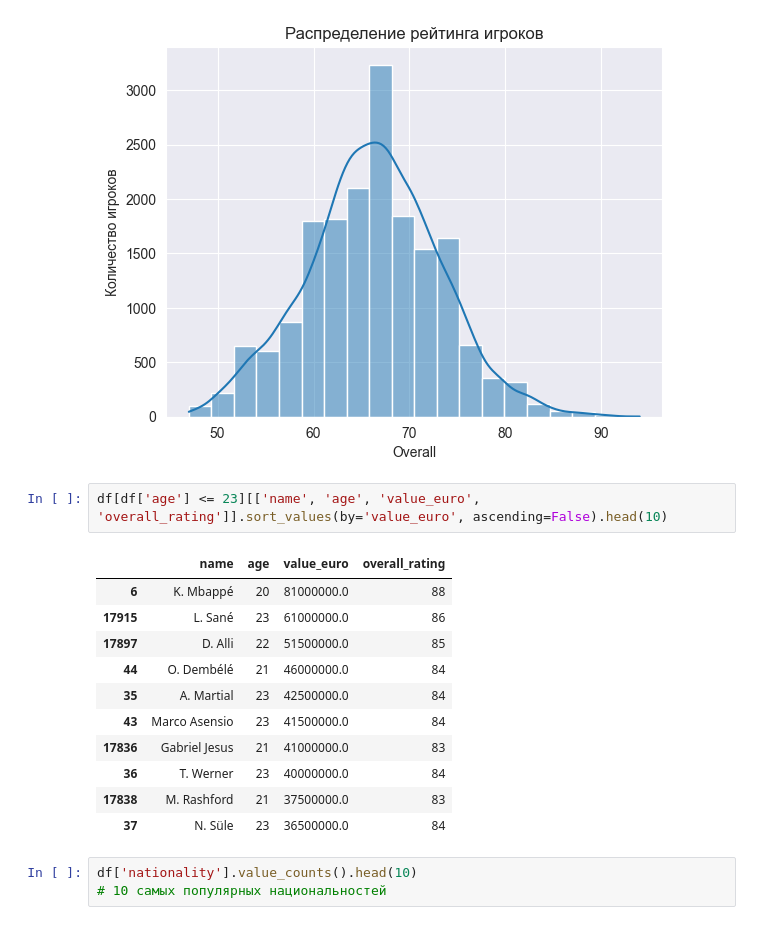
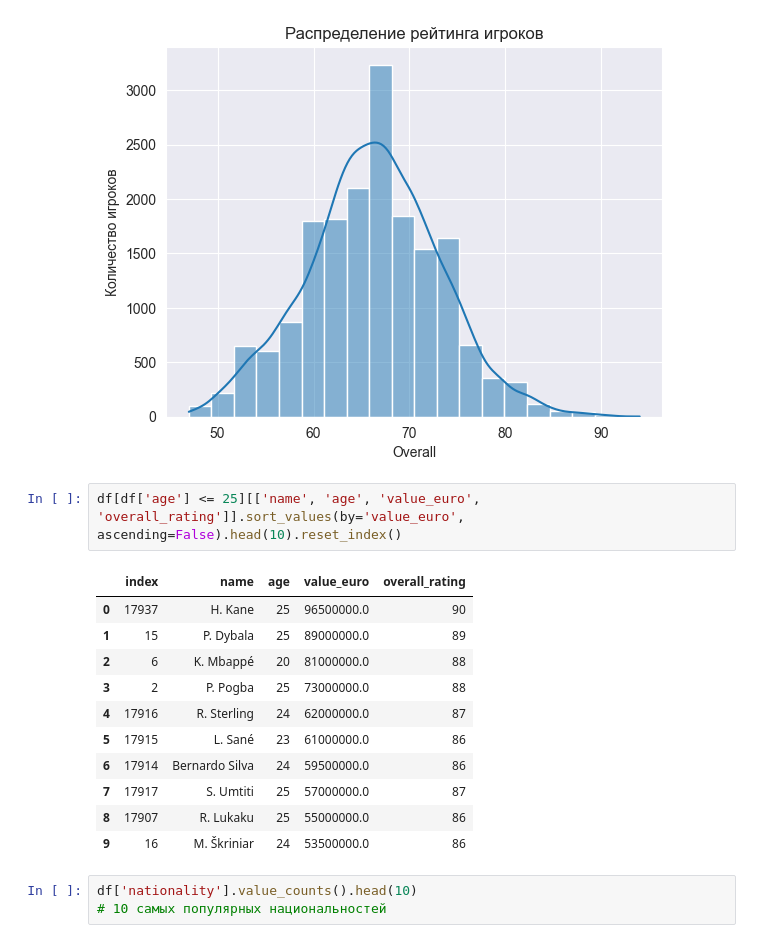
Before and after one commit to Muminov-05/Fifa-Players, a Jupyter notebook: Fifa Players.ipynb, the cells around one changed output. Drawn from its saved outputs; the diff is of its cells as text.

```diff
--- a/Fifa Players.ipynb
+++ b/Fifa Players.ipynb
@@ -65,19 +65,19 @@ plt.show()
 # %% [output]
 [figure]
 # %%
-df[df['age'] <= 23][['name', 'age', 'value_euro', 'overall_rating']].sort_values(by='value_euro', ascending=False).head(10)
+df[df['age'] <= 25][['name', 'age', 'value_euro', 'overall_rating']].sort_values(by='value_euro', ascending=False).head(10).reset_index()
 # %% [output]
-|  | name | age | value_euro | overall_rating |
-| 6 | K. Mbappé | 20 | 81000000.0 | 88 |
-| 17915 | L. Sané | 23 | 61000000.0 | 86 |
-| 17897 | D. Alli | 22 | 51500000.0 | 85 |
-| 44 | O. Dembélé | 21 | 46000000.0 | 84 |
-| 35 | A. Martial | 23 | 42500000.0 | 84 |
-| 43 | Marco Asensio | 23 | 41500000.0 | 84 |
-| 17836 | Gabriel Jesus | 21 | 41000000.0 | 83 |
-| 36 | T. Werner | 23 | 40000000.0 | 84 |
-| 17838 | M. Rashford | 21 | 37500000.0 | 83 |
-| 37 | N. Süle | 23 | 36500000.0 | 84 |
+|  | index | name | age | value_euro | overall_rating |
+| 0 | 17937 | H. Kane | 25 | 96500000.0 | 90 |
+| 1 | 15 | P. Dybala | 25 | 89000000.0 | 89 |
+| 2 | 6 | K. Mbappé | 20 | 81000000.0 | 88 |
+| 3 | 2 | P. Pogba | 25 | 73000000.0 | 88 |
+| 4 | 17916 | R. Sterling | 24 | 62000000.0 | 87 |
+| 5 | 17915 | L. Sané | 23 | 61000000.0 | 86 |
+| 6 | 17914 | Bernardo Silva | 24 | 59500000.0 | 86 |
+| 7 | 17917 | S. Umtiti | 25 | 57000000.0 | 87 |
+| 8 | 17907 | R. Lukaku | 25 | 55000000.0 | 86 |
+| 9 | 16 | M. Škriniar | 24 | 53500000.0 | 86 |
 # %%
 df['nationality'].value_counts().head(10)
 # 10 самых популярных национальностей
```
Also changed, not shown: parts of 3 cells of this notebook.
